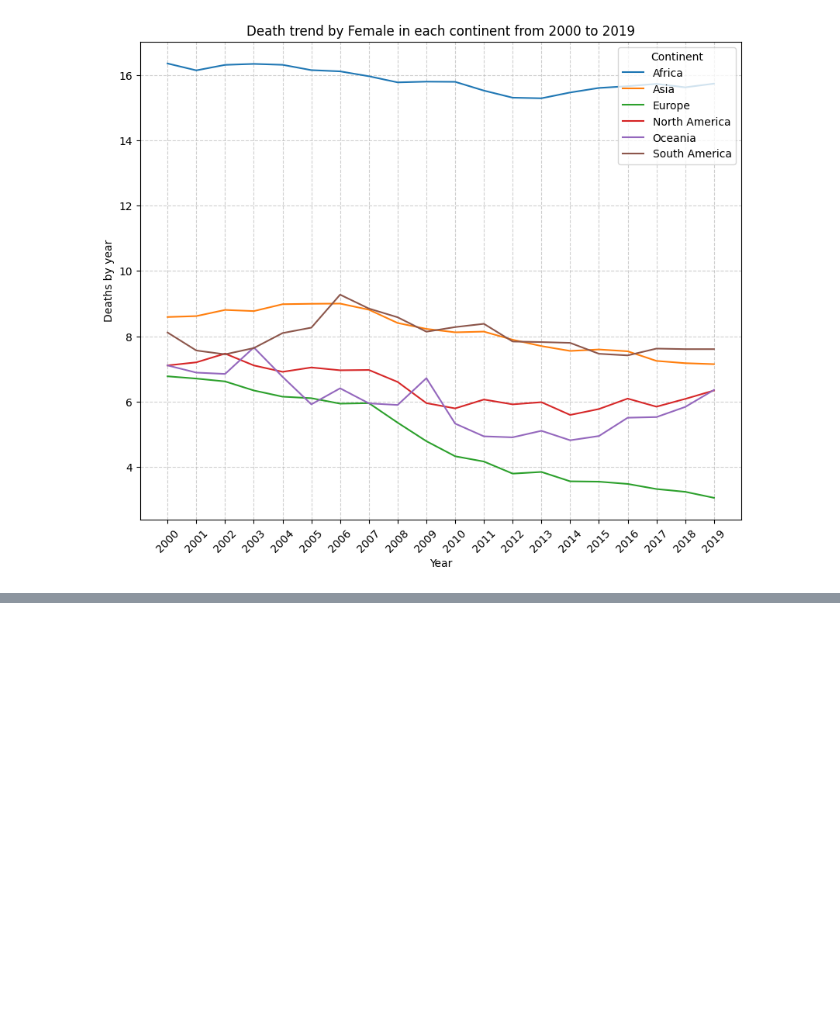
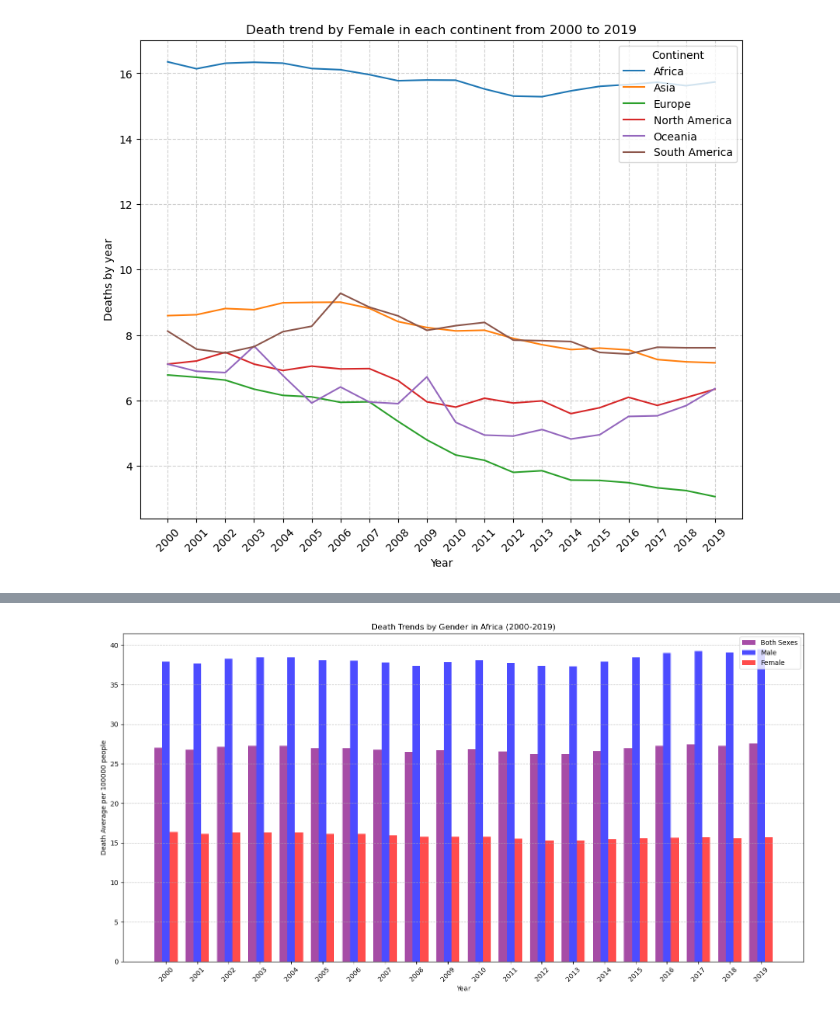
Before and after one commit to khanhst0209/DV_Midterm, a Jupyter notebook: analysis.ipynb, the cells around one changed output, grey strips where cells are left out. Saved outputs shown, nothing was run; the diff lists cells and outputs as text; code cells hidden in the pictures; blank space fills up the shorter version.

```diff
--- a/analysis.ipynb
+++ b/analysis.ipynb
@@ -235,0 +343,4 @@ plt.show()
+# %%
+plot_death_trends_by_gender(continent='Africa')
+# %% [output]
+[figure, added]
```
Also changed, not shown: parts of 13 cells of this notebook.
